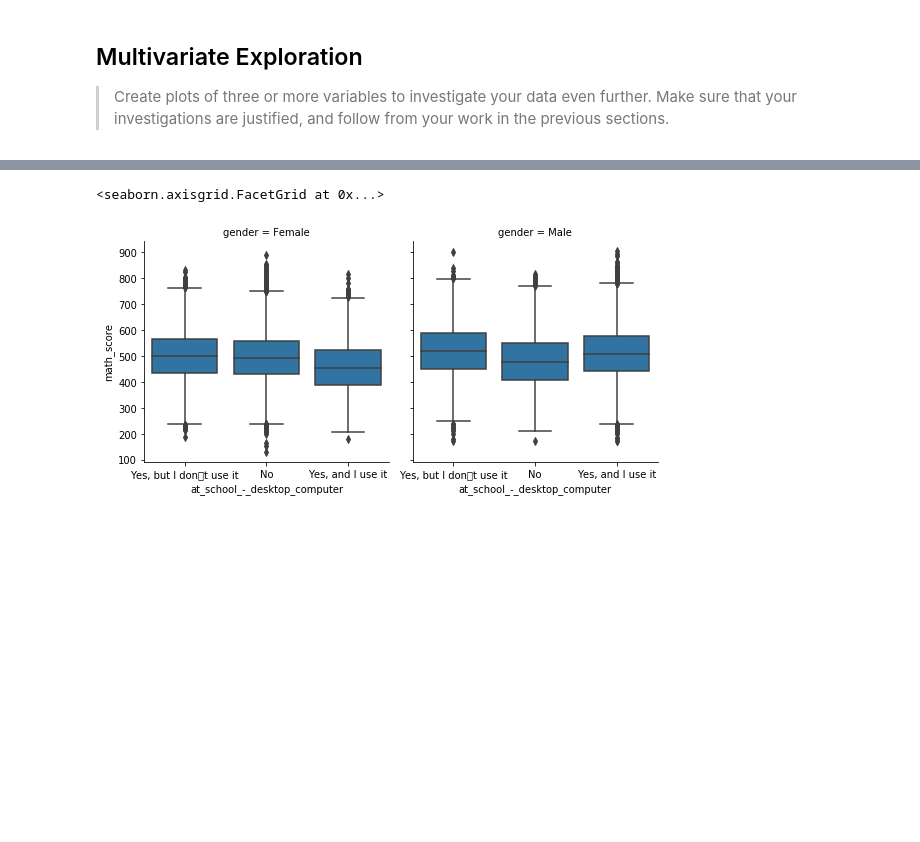
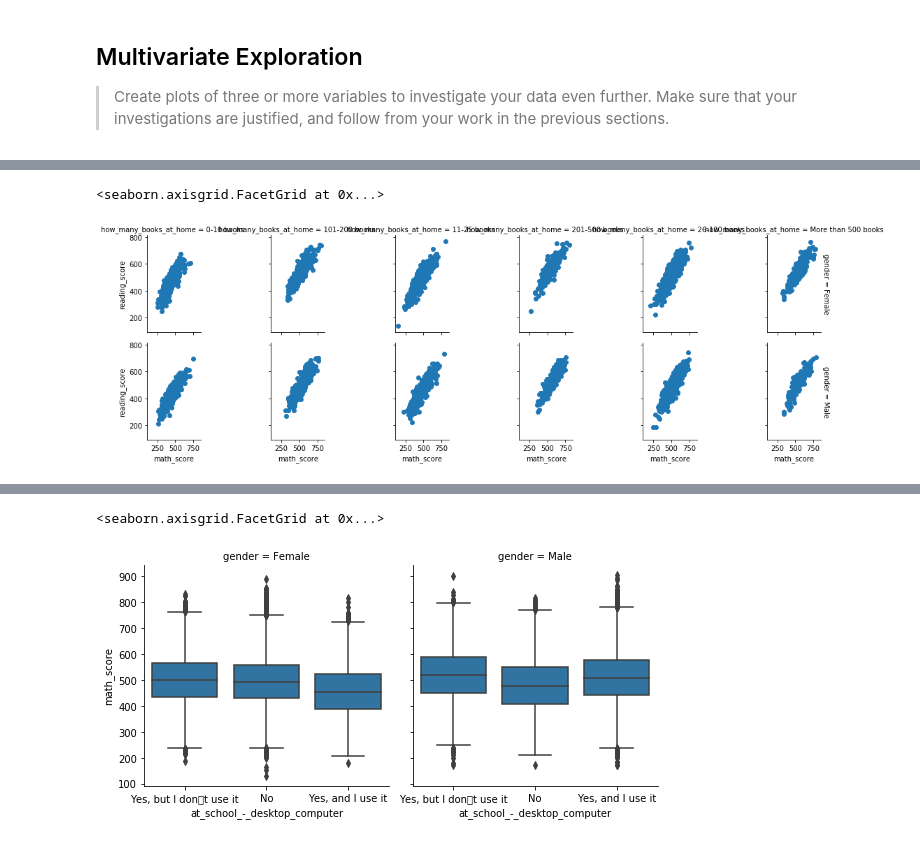
Before and after one commit to simonvlc/Coursera_Capstone, a Jupyter notebook: data_visualization/exploration_template.ipynb, the cells around one changed output, grey strips where cells are left out. Saved outputs shown, nothing was run; the diff lists cells and outputs as text; code cells hidden in the pictures; blank space fills up the shorter version.

```diff
--- a/data_visualization/exploration_template.ipynb
+++ b/data_visualization/exploration_template.ipynb
@@ -699,0 +684,7 @@ plt.legend()
+# %%
+g = sb.FacetGrid(data = df_clean.sample(5000), row = 'gender', col = 'how_many_books_at_home', size = 2.5,
+                margin_titles = True)
+g.map(plt.scatter, 'math_score', 'reading_score')
+# %% [output]
+<seaborn.axisgrid.FacetGrid at 0x...>
+[figure, added]
```
Also changed, not shown: parts of 23 cells of this notebook.
